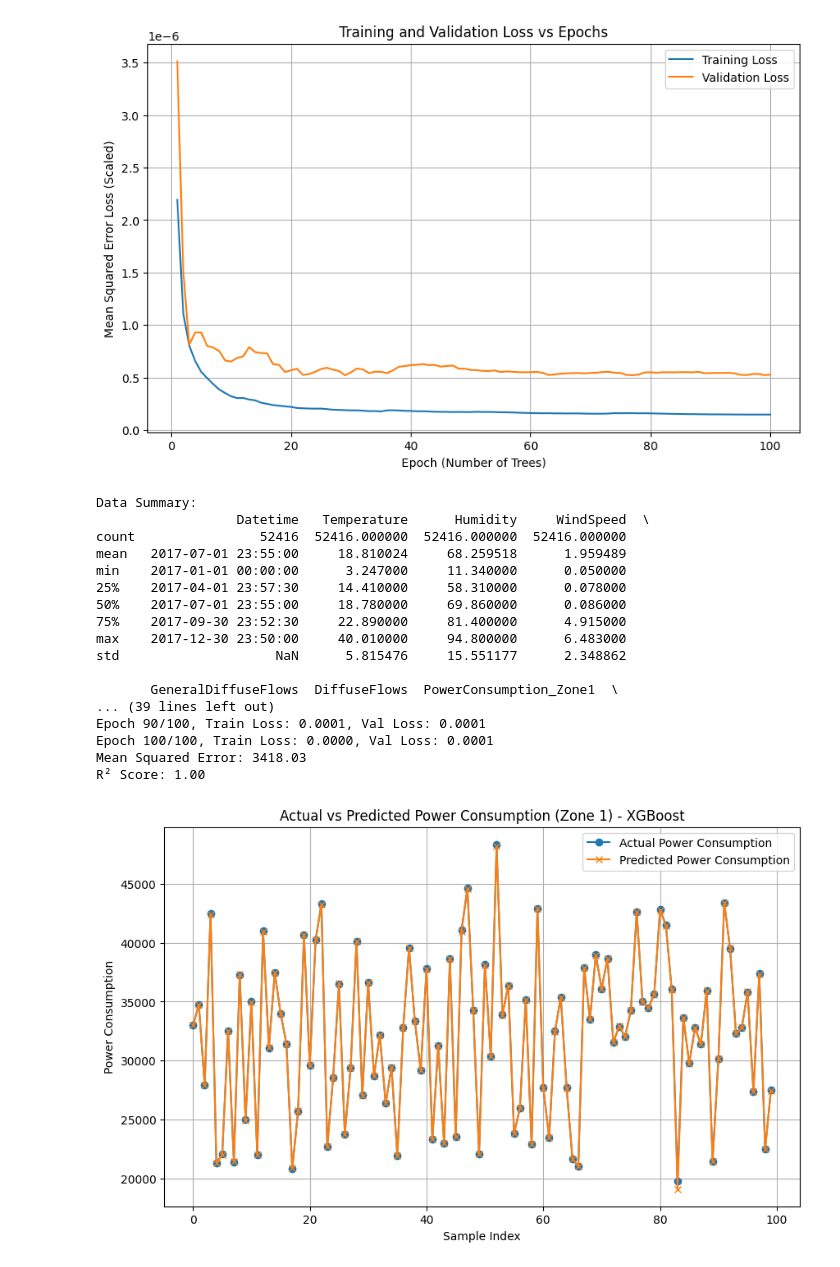
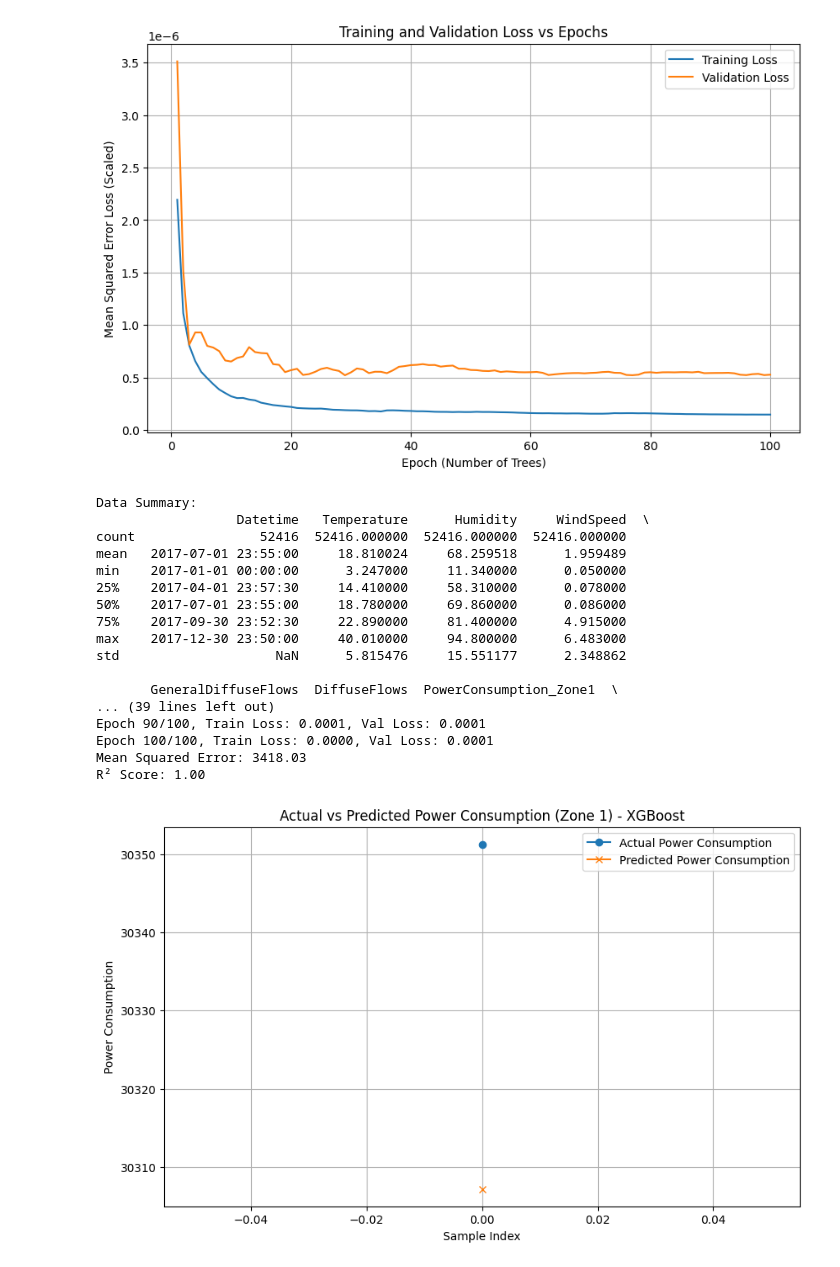
Before and after one commit to aditya2k5/Forecasting-electric-load-using_ML, a Jupyter notebook: Load_prediction_best_model.ipynb, the cells around one changed output. Saved outputs shown, nothing was run; the diff lists cells and outputs as text; code cells hidden in the pictures.

```diff
--- a/Load_prediction_best_model.ipynb
+++ b/Load_prediction_best_model.ipynb
@@ -532,8 +532,8 @@ print(f'R² Score: {r2:.2f}')
 
 # Plotting actual vs predicted
 plt.figure(figsize=(10, 6))
-plt.plot(y_test_orig[:100], label='Actual Power Consumption', marker='o')
-plt.plot(y_pred[:100], label='Predicted Power Consumption', marker='x')
+plt.plot(y_test_orig[2000], label='Actual Power Consumption', marker='o')
+plt.plot(y_pred[2000], label='Predicted Power Consumption', marker='x')
 plt.title('Actual vs Predicted Power Consumption (Zone 1) - XGBoost')
 plt.xlabel('Sample Index')
 plt.ylabel('Power Consumption')
@@ -542,32 +542,32 @@ plt.grid(True)
 plt.show()
 
 # Plotting loss over epochs
 plt.figure(figsize=(10, 6))
 plt.plot(range(1, n_epochs + 1), train_losses, label='Training Loss')
 plt.plot(range(1, n_epochs + 1), val_losses, label='Validation Loss')
 plt.title('Training and Validation Loss vs Epochs')
 plt.xlabel('Epoch (Number of Trees)')
 plt.ylabel('Mean Squared Error Loss (Scaled)')
 plt.legend()
 plt.grid(True)
 plt.show()
 # %% [output]
 Data Summary:
                   Datetime   Temperature      Humidity     WindSpeed  \
 count                52416  52416.000000  52416.000000  52416.000000
 mean   2017-07-01 23:55:00     18.810024     68.259518      1.959489
 min    2017-01-01 00:00:00      3.247000     11.340000      0.050000
 25%    2017-04-01 23:57:30     14.410000     58.310000      0.078000
 50%    2017-07-01 23:55:00     18.780000     69.860000      0.086000
 75%    2017-09-30 23:52:30     22.890000     81.400000      4.915000
 max    2017-12-30 23:50:00     40.010000     94.800000      6.483000
 std                    NaN      5.815476     15.551177      2.348862
 
        GeneralDiffuseFlows  DiffuseFlows  PowerConsumption_Zone1  \
 ... (39 lines left out)
 Epoch 90/100, Train Loss: 0.0001, Val Loss: 0.0001
 Epoch 100/100, Train Loss: 0.0000, Val Loss: 0.0001
 Mean Squared Error: 3418.03
 R² Score: 1.00
-[figure, old version]
+[figure, new version]
 [figure]
```
Also changed, not shown: parts of 2 cells of this notebook.
